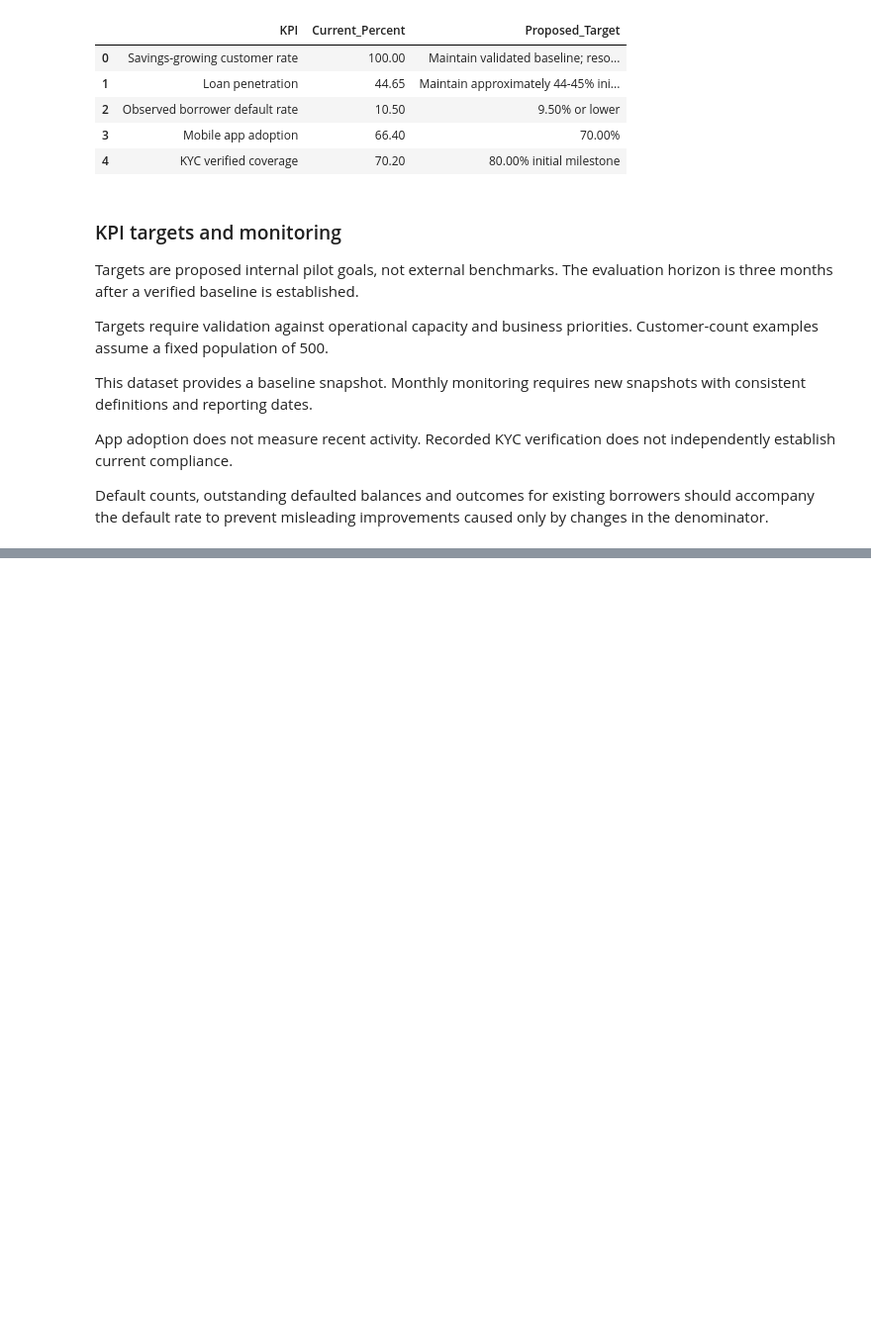
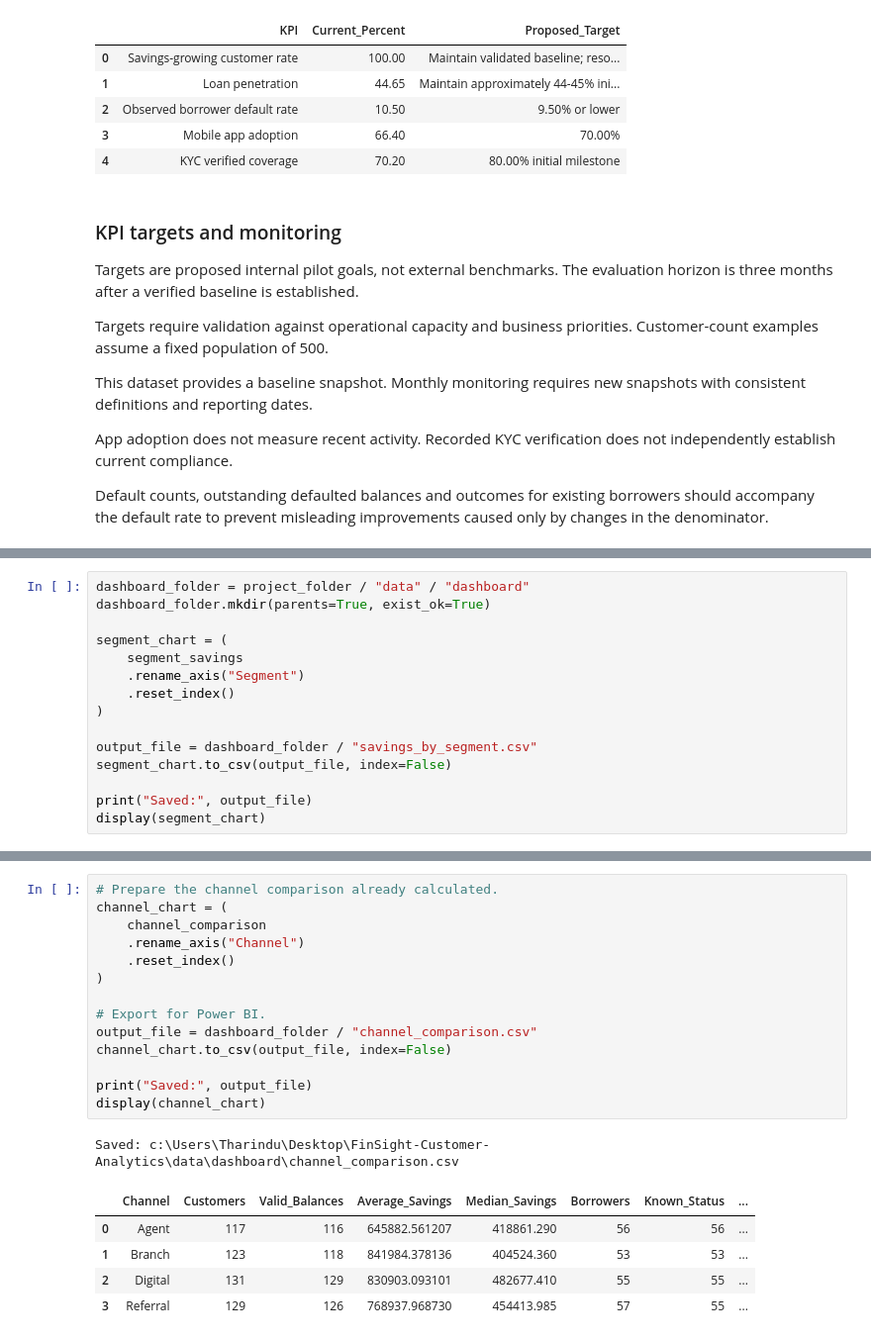
Before and after one commit to nvtharindukothalawala-tech/FinSight-Customer-Analytics, a Jupyter notebook: notebooks/01_data_cleaning.ipynb, the cells around one changed output, grey strips where cells are left out. Shown at 99% size. Drawn from its saved outputs; the diff is of its cells as text; blank space fills up the shorter version.

Commit message:
Complete Q1-Q6 analysis and Power BI dashboard

```diff
--- a/notebooks/01_data_cleaning.ipynb
+++ b/notebooks/01_data_cleaning.ipynb
@@ -2471,0 +2492,15 @@ print("Saved:", kpi_path)
+# %%
+dashboard_folder = project_folder / "data" / "dashboard"
+dashboard_folder.mkdir(parents=True, exist_ok=True)
+
+segment_chart = (
+    segment_savings
+    .rename_axis("Segment")
+    .reset_index()
+)
+
+output_file = dashboard_folder / "savings_by_segment.csv"
+segment_chart.to_csv(output_file, index=False)
+
+print("Saved:", output_file)
+display(segment_chart)
@@ -2471,0 +2545,21 @@ print("Saved:", kpi_path)
+# %%
+# Prepare the channel comparison already calculated.
+channel_chart = (
+    channel_comparison
+    .rename_axis("Channel")
+    .reset_index()
+)
+
+# Export for Power BI.
+output_file = dashboard_folder / "channel_comparison.csv"
+channel_chart.to_csv(output_file, index=False)
+
+print("Saved:", output_file)
+display(channel_chart)
+# %% [output]
+Saved: c:\Users\Tharindu\Desktop\FinSight-Customer-Analytics\data\dashboard\channel_comparison.csv
+|  | Channel | Customers | Valid_Balances | Average_Savings | Median_Savings | Borrowers | Known_Status | ... |
+| 0 | Agent | 117 | 116 | 645882.561207 | 418861.290 | 56 | 56 | ... |
+| 1 | Branch | 123 | 118 | 841984.378136 | 404524.360 | 53 | 53 | ... |
+| 2 | Digital | 131 | 129 | 830903.093101 | 482677.410 | 55 | 55 | ... |
+| 3 | Referral | 129 | 126 | 768937.968730 | 454413.985 | 57 | 55 | ... |
```
Also changed, not shown: parts of 8 cells of this notebook, 1 other file.
